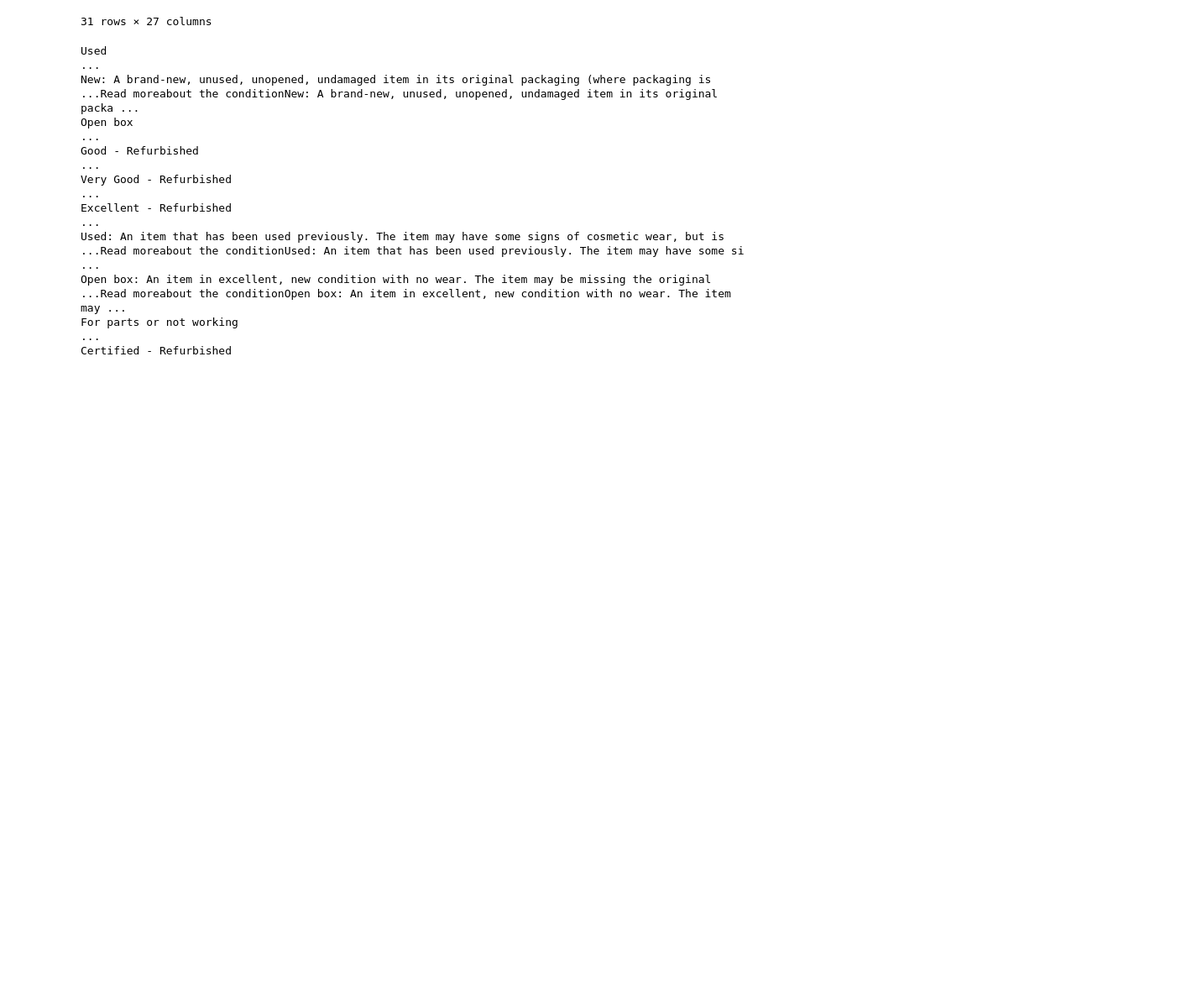
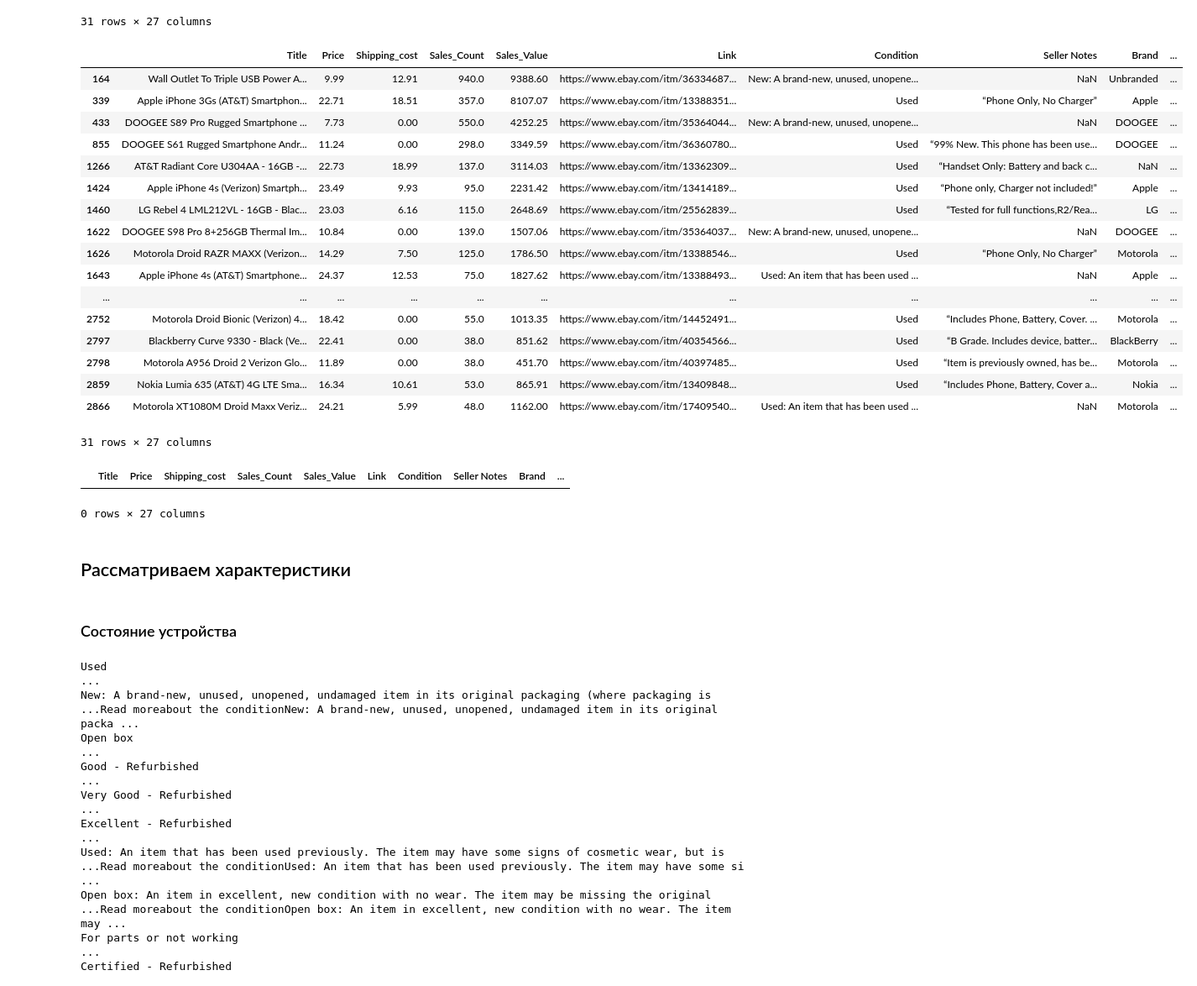
Before and after one commit to AleksKids/hedonistic-demand-from-ebay, a Jupyter notebook: Preprocessing/Global/Global preprocessing.ipynb, the cells around one changed output. Shown at 84% size. Drawn from its saved outputs; the diff is of its cells as text; code cells hidden in the pictures; blank space fills up the shorter version.

```diff
--- a/Preprocessing/Global/Global preprocessing.ipynb
+++ b/Preprocessing/Global/Global preprocessing.ipynb
@@ -114,3 +231,24 @@ df[df.Price > np.quantile(df.Price, 0.99)]
 | 2963 | Apple iPhone 13 Pro Max 256GB Gra... | 899.00 | 0.00 | 46.0 | 41354.00 | https://www.ebay.com/itm/36401678... | Open box | “The item in this listing is an O... | Apple | ... |
 | 3019 | Apple iPhone 13 Pro Max 5G 256GB ... | 968.61 | 0.00 | 38.0 | 36807.00 | https://www.ebay.com/itm/36369144... | Open box | “The item in this listing is an O... | Apple | ... |
 31 rows × 27 columns
+# %%
+df[df.Price < np.quantile(df.Price, 0.01)]
+# %% [output]
+|  | Title | Price | Shipping_cost | Sales_Count | Sales_Value | Link | Condition | Seller Notes | Brand | ... |
+| 164 | Wall Outlet To Triple USB Power A... | 9.99 | 12.91 | 940.0 | 9388.60 | https://www.ebay.com/itm/36334687... | New: A brand-new, unused, unopene... | NaN | Unbranded | ... |
+| 339 | Apple iPhone 3Gs (AT&T) Smartphon... | 22.71 | 18.51 | 357.0 | 8107.07 | https://www.ebay.com/itm/13388351... | Used | “Phone Only, No Charger” | Apple | ... |
+| 433 | DOOGEE S89 Pro Rugged Smartphone ... | 7.73 | 0.00 | 550.0 | 4252.25 | https://www.ebay.com/itm/35364044... | New: A brand-new, unused, unopene... | NaN | DOOGEE | ... |
+| 855 | DOOGEE S61 Rugged Smartphone Andr... | 11.24 | 0.00 | 298.0 | 3349.59 | https://www.ebay.com/itm/36360780... | Used | “99% New. This phone has been use... | DOOGEE | ... |
+| 1266 | AT&T Radiant Core U304AA - 16GB -... | 22.73 | 18.99 | 137.0 | 3114.03 | https://www.ebay.com/itm/13362309... | Used | “Handset Only: Battery and back c... | NaN | ... |
+| 1424 | Apple iPhone 4s (Verizon) Smartph... | 23.49 | 9.93 | 95.0 | 2231.42 | https://www.ebay.com/itm/13414189... | Used | “Phone only, Charger not included!” | Apple | ... |
+| 1460 | LG Rebel 4 LML212VL - 16GB - Blac... | 23.03 | 6.16 | 115.0 | 2648.69 | https://www.ebay.com/itm/25562839... | Used | “Tested for full functions,R2/Rea... | LG | ... |
+| 1622 | DOOGEE S98 Pro 8+256GB Thermal Im... | 10.84 | 0.00 | 139.0 | 1507.06 | https://www.ebay.com/itm/35364037... | New: A brand-new, unused, unopene... | NaN | DOOGEE | ... |
+| 1626 | Motorola Droid RAZR MAXX (Verizon... | 14.29 | 7.50 | 125.0 | 1786.50 | https://www.ebay.com/itm/13388546... | Used | “Phone Only, No Charger” | Motorola | ... |
+| 1643 | Apple iPhone 4s (AT&T) Smartphone... | 24.37 | 12.53 | 75.0 | 1827.62 | https://www.ebay.com/itm/13388493... | Used: An item that has been used ... | NaN | Apple | ... |
+| ... | ... | ... | ... | ... | ... | ... | ... | ... | ... | ... |
+| 2752 | Motorola Droid Bionic (Verizon) 4... | 18.42 | 0.00 | 55.0 | 1013.35 | https://www.ebay.com/itm/14452491... | Used | “Includes Phone, Battery, Cover. ... | Motorola | ... |
+| 2797 | Blackberry Curve 9330 - Black (Ve... | 22.41 | 0.00 | 38.0 | 851.62 | https://www.ebay.com/itm/40354566... | Used | “B Grade. Includes device, batter... | BlackBerry | ... |
+| 2798 | Motorola A956 Droid 2 Verizon Glo... | 11.89 | 0.00 | 38.0 | 451.70 | https://www.ebay.com/itm/40397485... | Used | “Item is previously owned, has be... | Motorola | ... |
+| 2859 | Nokia Lumia 635 (AT&T) 4G LTE Sma... | 16.34 | 10.61 | 53.0 | 865.91 | https://www.ebay.com/itm/13409848... | Used | “Includes Phone, Battery, Cover a... | Nokia | ... |
+| 2866 | Motorola XT1080M Droid Maxx Veriz... | 24.21 | 5.99 | 48.0 | 1162.00 | https://www.ebay.com/itm/17409540... | Used: An item that has been used ... | NaN | Motorola | ... |
+31 rows × 27 columns
@@ -117,3 +257,12 @@ df[df.Price > np.quantile(df.Price, 0.99)]
+# %%
+df[df['Title'].str.lower().str.contains("charger")]
+# %% [output]
+|  | Title | Price | Shipping_cost | Sales_Count | Sales_Value | Link | Condition | Seller Notes | Brand | ... |
+0 rows × 27 columns
+# %% [markdown]
+## Рассматриваем характеристики
+# %% [markdown]
+### Состояние устройства
 # %%
 df.Condition.value_counts()
 # %% [output]
```
Also changed, not shown: parts of 69 cells of this notebook, 1 other file.
